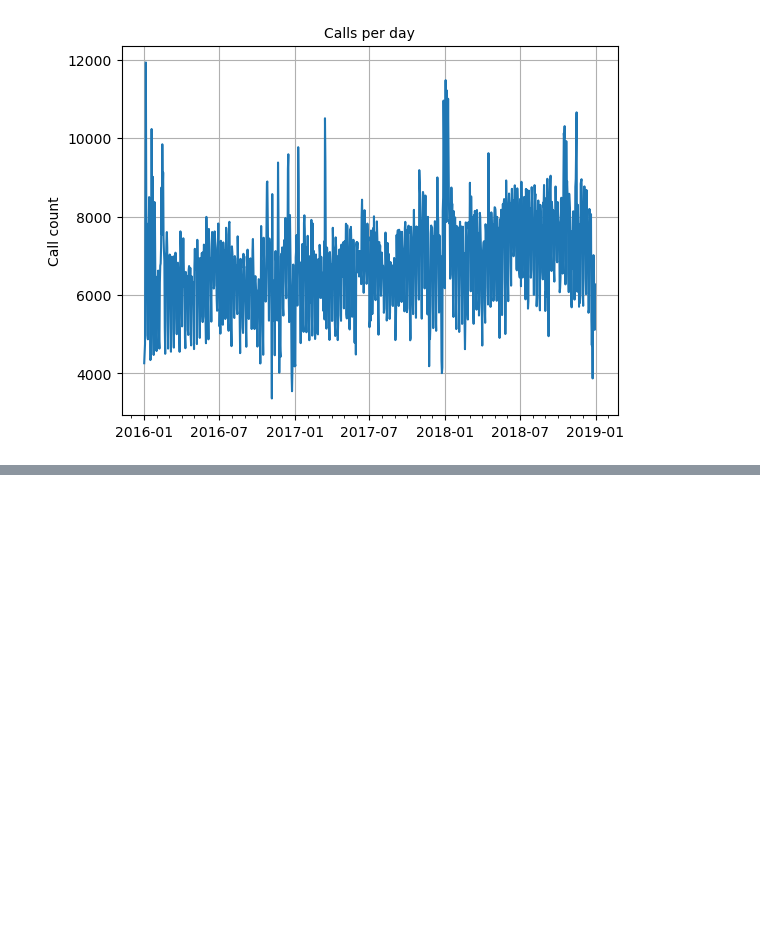
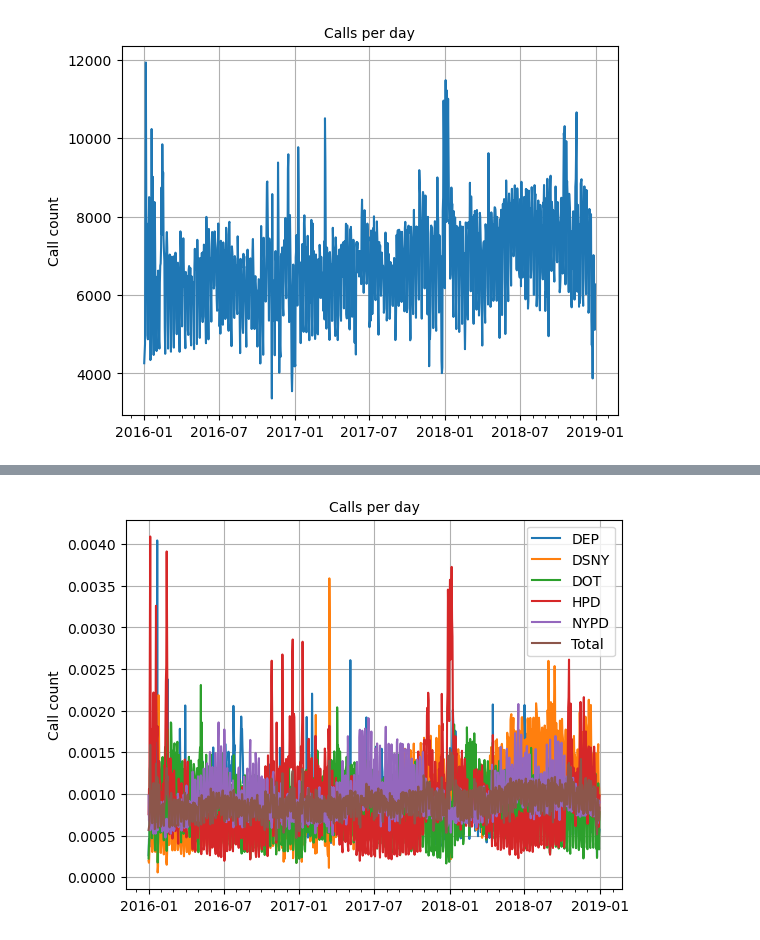
Before and after one commit to ericschwen/weather_311, a Jupyter notebook: 311_exploration.ipynb, the cells around one changed output, grey strips where cells are left out. Saved outputs shown, nothing was run; the diff lists cells and outputs as text; code cells hidden in the pictures; blank space fills up the shorter version.

```diff
--- a/311_exploration.ipynb
+++ b/311_exploration.ipynb
@@ -478,0 +608,19 @@ A polynomial term improves the fit a bit (R^2 is higher) and could be considered
+# %%
+# Normalized plot
+fig, ax = plt.subplots()
+ax.plot(d311['Date'], d311['DEP']/np.sum(d311['DEP']), label = 'DEP') # Department of Environmental Protection
+ax.plot(d311['Date'], d311['DSNY']/np.sum(d311['DSNY']), label = 'DSNY') # Department of Sanitation
+ax.plot(d311['Date'], d311['DOT']/np.sum(d311['DOT']), label = 'DOT') # Department of Transportation
+ax.plot(d311['Date'], d311['HPD']/np.sum(d311['HPD']), label = 'HPD') # Housing Preservation and Development
+ax.plot(d311['Date'], d311['NYPD']/np.sum(d311['NYPD']), label = 'NYPD') # New York Police Department
+ax.plot(d311['Date'], d311['call_count']/np.sum(d311['call_count']), label = 'Total')
+# Major ticks every half year, minor ticks every month,
+ax.xaxis.set_major_locator(mdates.MonthLocator(bymonth=(1, 7)))
+ax.xaxis.set_minor_locator(mdates.MonthLocator())
+ax.grid(True)
+ax.set_ylabel(r'Call count')
+ax.set_title('Calls per day', fontsize='medium')
+ax.legend()
+plt.show()
+# %% [output]
+[figure, added]
```
Also changed, not shown: parts of 80 cells of this notebook.
